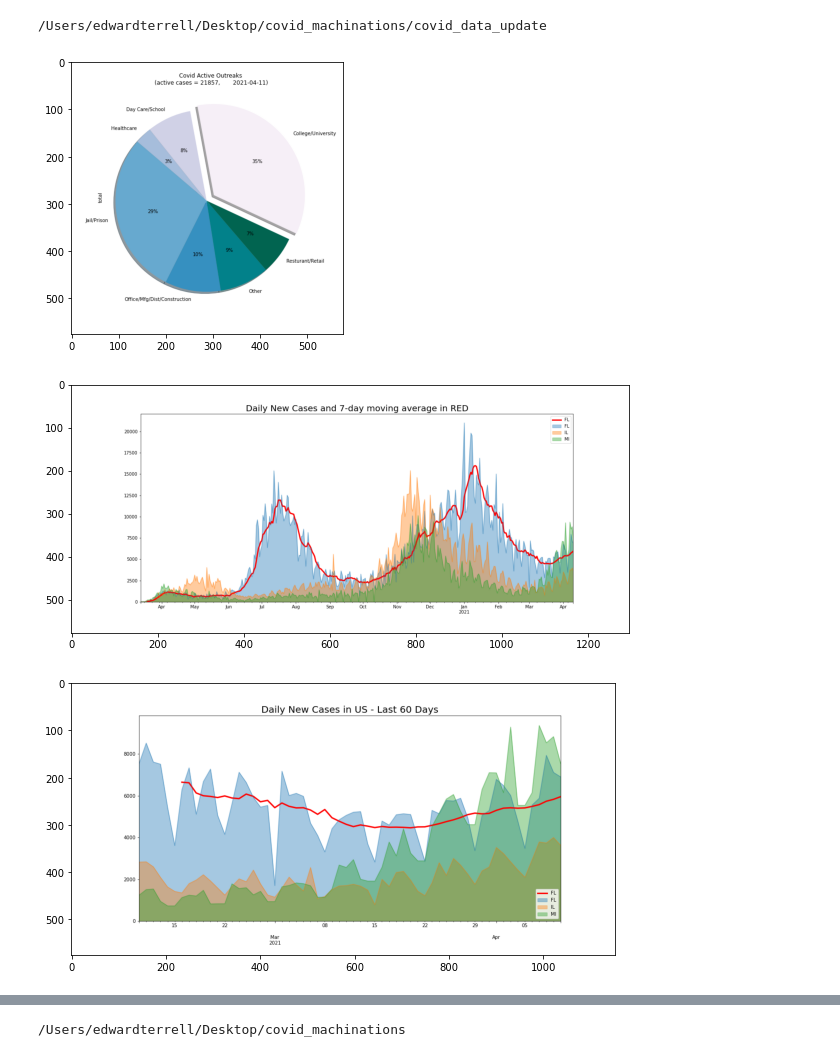
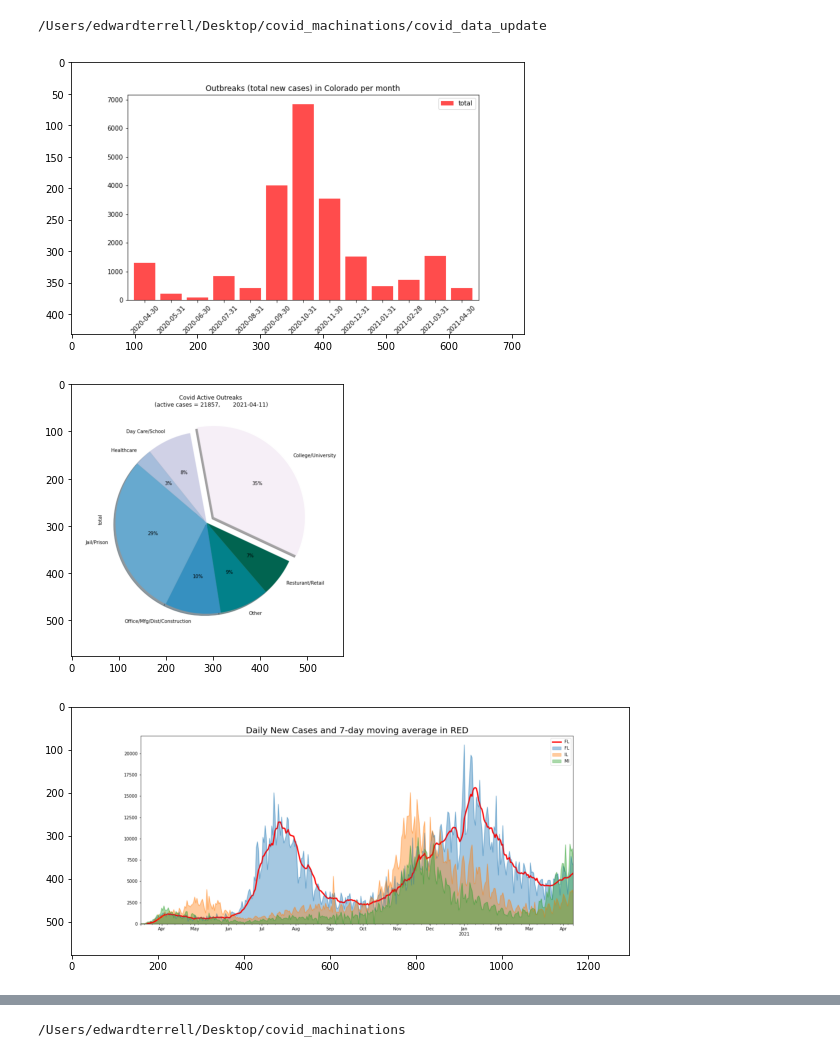
Before and after one commit to edterrell/covid_machinations, a Jupyter notebook: ColoradoOutbreaks.ipynb, the cells around one changed output, grey strips where cells are left out. Saved outputs shown, nothing was run; the diff lists cells and outputs as text; code cells hidden in the pictures.

```diff
--- a/ColoradoOutbreaks.ipynb
+++ b/ColoradoOutbreaks.ipynb
@@ -428,21 +434,21 @@ cd covid_data_update
 # %%
 !ls -t1 | head -n 20 | grep -ve '^bolder' -ve 'png$' -ve 'xlsx$' > covid_text
 
 !ls *.png > flist_of_covid_png
 
 import matplotlib.image as mpimg
 # Loop through this list of images to read and plot them
 with open('flist_of_covid_png') as f:
     png_str = f.read()
-png_list = png_str.split('\n')[1:-1]
+png_list = png_str.split('\n')[0:-1]
 
 for file in png_list:
     img = mpimg.imread(file)
     fig,ax = plt.subplots(1,1,figsize=(10,5))
     plt.imshow(img)
     plt.show();
 plt.close('all');
 # %% [output]
-[figure, old version]
+[figure, new version]
-[figure, old version]
+[figure, new version]
-[figure, old version]
+[figure, new version]
```
Also changed, not shown: parts of 5 cells of this notebook.
